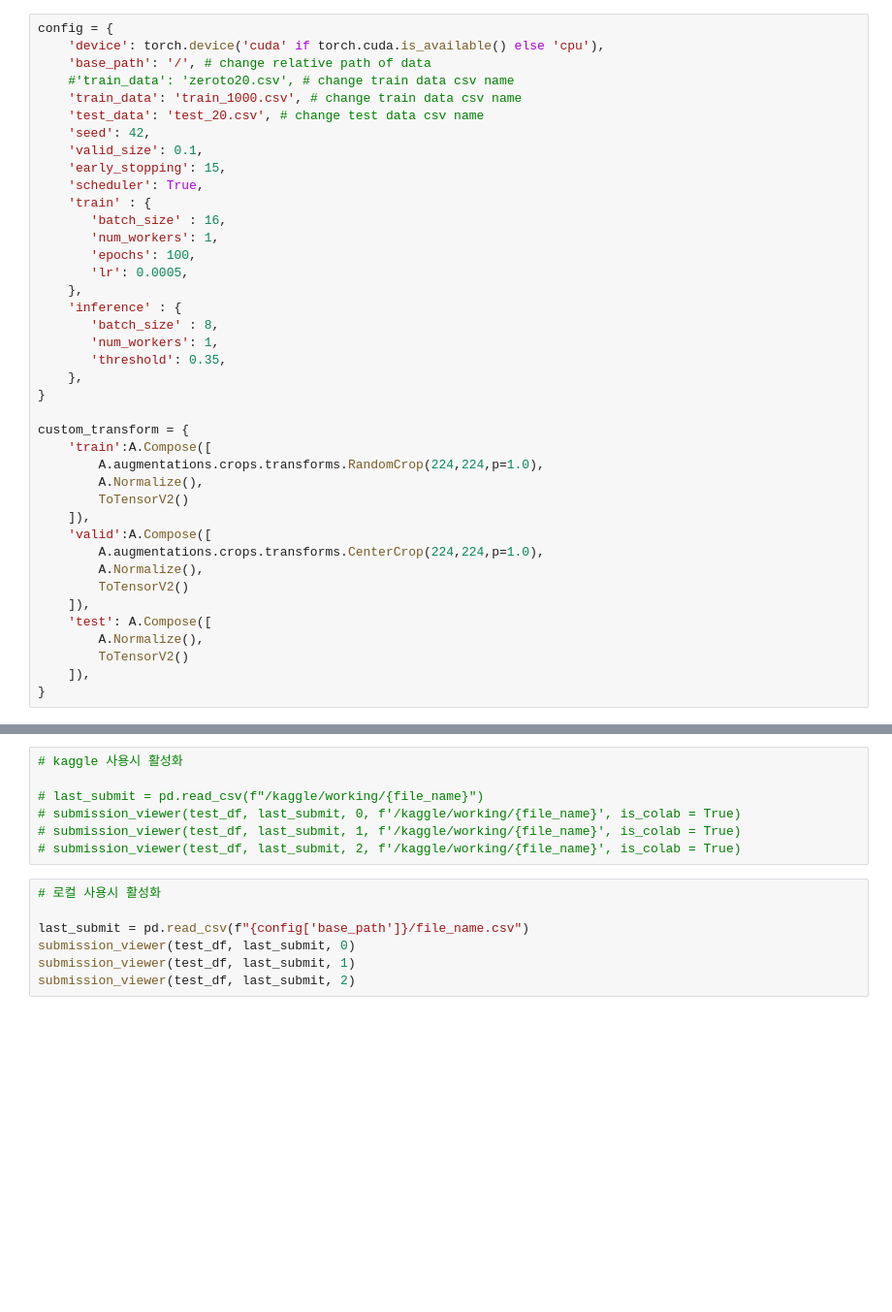
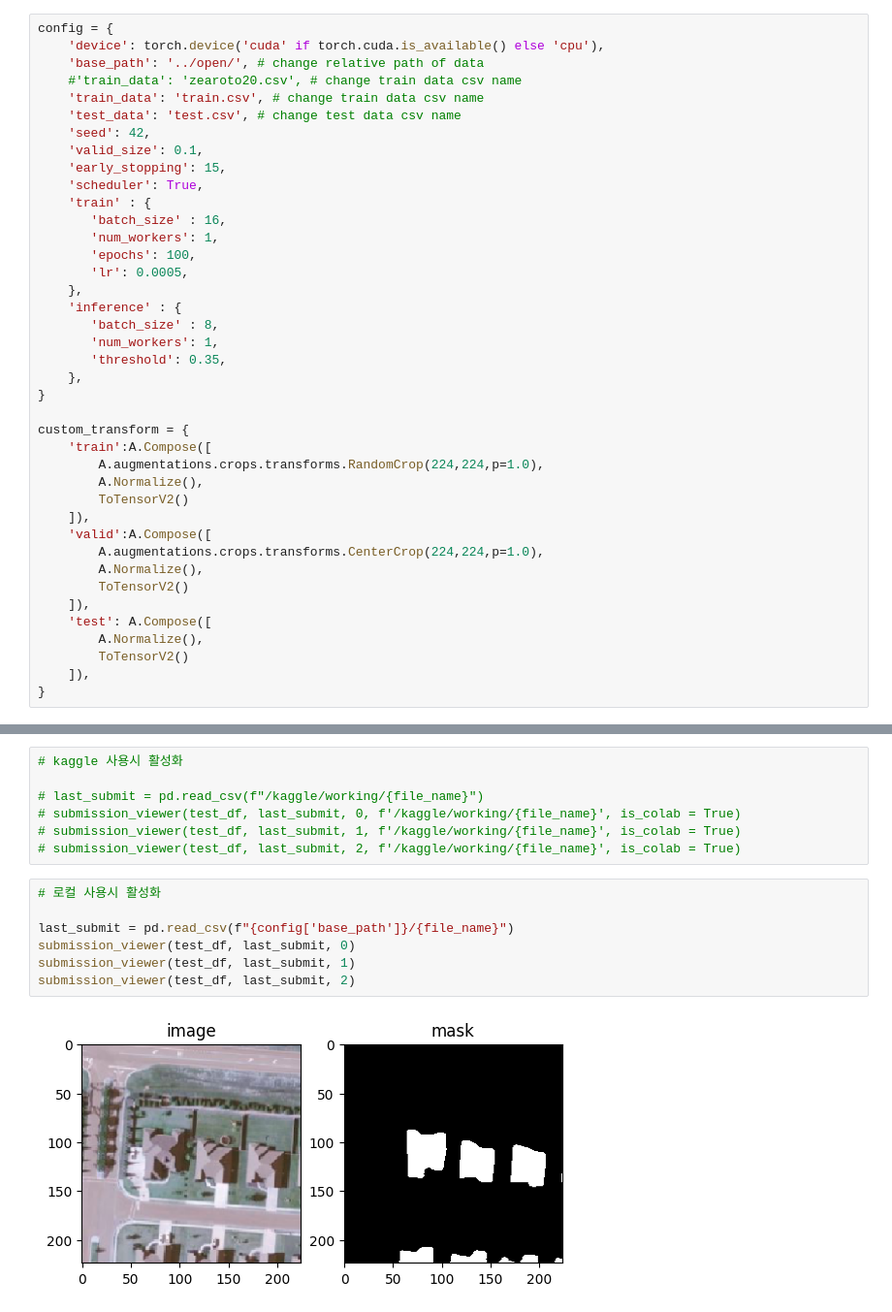
Before and after one commit to KURasengan/SWdacon, a Jupyter notebook: youngwoon/baseline_ver2_0_smp.ipynb, the cells around one changed output, grey strips where cells are left out. Shown at 97% size. Saved outputs shown, nothing was run; the diff lists cells and outputs as text; blank space fills up the shorter version.

```diff
--- a/youngwoon/baseline_ver2_0_smp.ipynb
+++ b/youngwoon/baseline_ver2_0_smp.ipynb
@@ -51,10 +30,10 @@ Archive:  /content/drive/MyDrive/Colab Notebooks/SW_Rasengan/train1000.zip
 # %%
 config = {
     'device': torch.device('cuda' if torch.cuda.is_available() else 'cpu'),
-    'base_path': '/', # change relative path of data
-    #'train_data': 'zeroto20.csv', # change train data csv name
-    'train_data': 'train_1000.csv', # change train data csv name
-    'test_data': 'test_20.csv', # change test data csv name
+    'base_path': '../open/', # change relative path of data
+    #'train_data': 'zearoto20.csv', # change train data csv name
+    'train_data': 'train.csv', # change train data csv name
+    'test_data': 'test.csv', # change test data csv name
     'seed': 42,
     'valid_size': 0.1,
     'early_stopping': 15,
@@ -810,7 +662,9 @@ submission_viewer(test_df, last_submit, 2, colab_base, is_colab = True)
 # %%
 # 로컬 사용시 활성화
 
-last_submit = pd.read_csv(f"{config['base_path']}/file_name.csv")
+last_submit = pd.read_csv(f"{config['base_path']}/{file_name}")
 submission_viewer(test_df, last_submit, 0)
 submission_viewer(test_df, last_submit, 1)
 submission_viewer(test_df, last_submit, 2)
+# %% [output]
+[figure, added]
```
Also changed, not shown: parts of 32 cells of this notebook.
